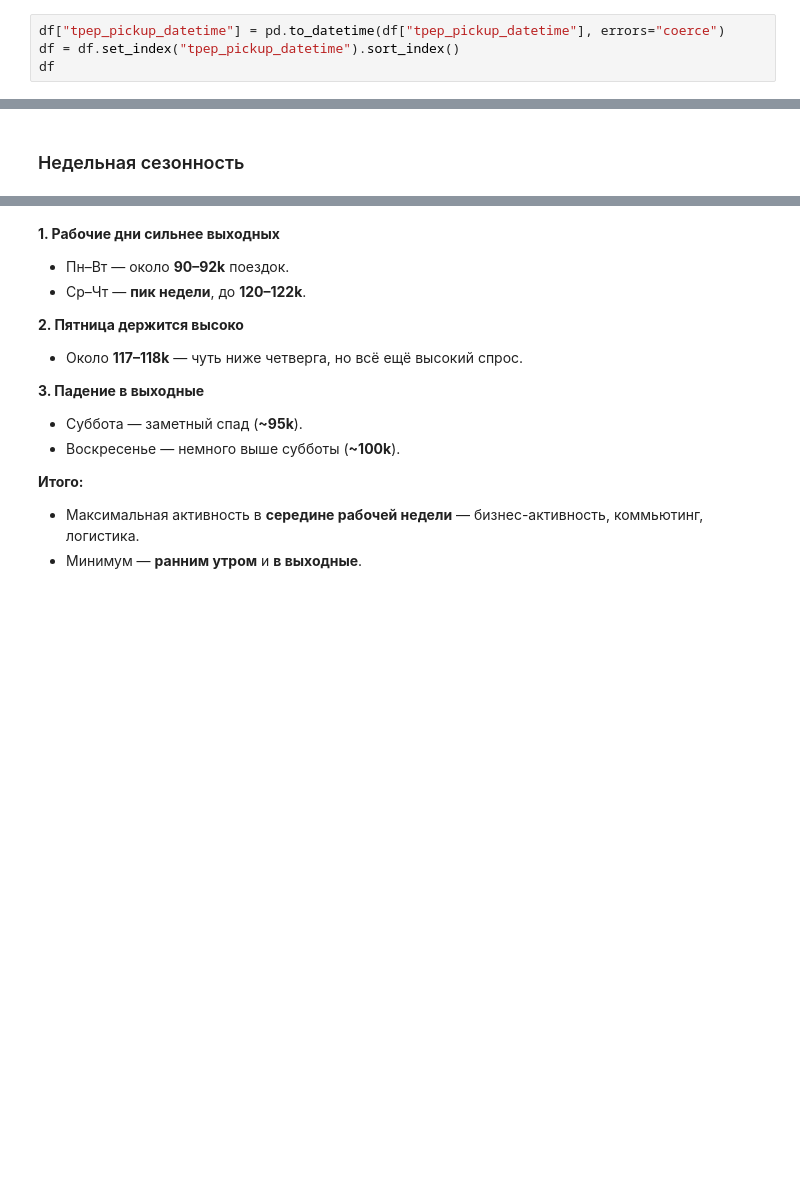
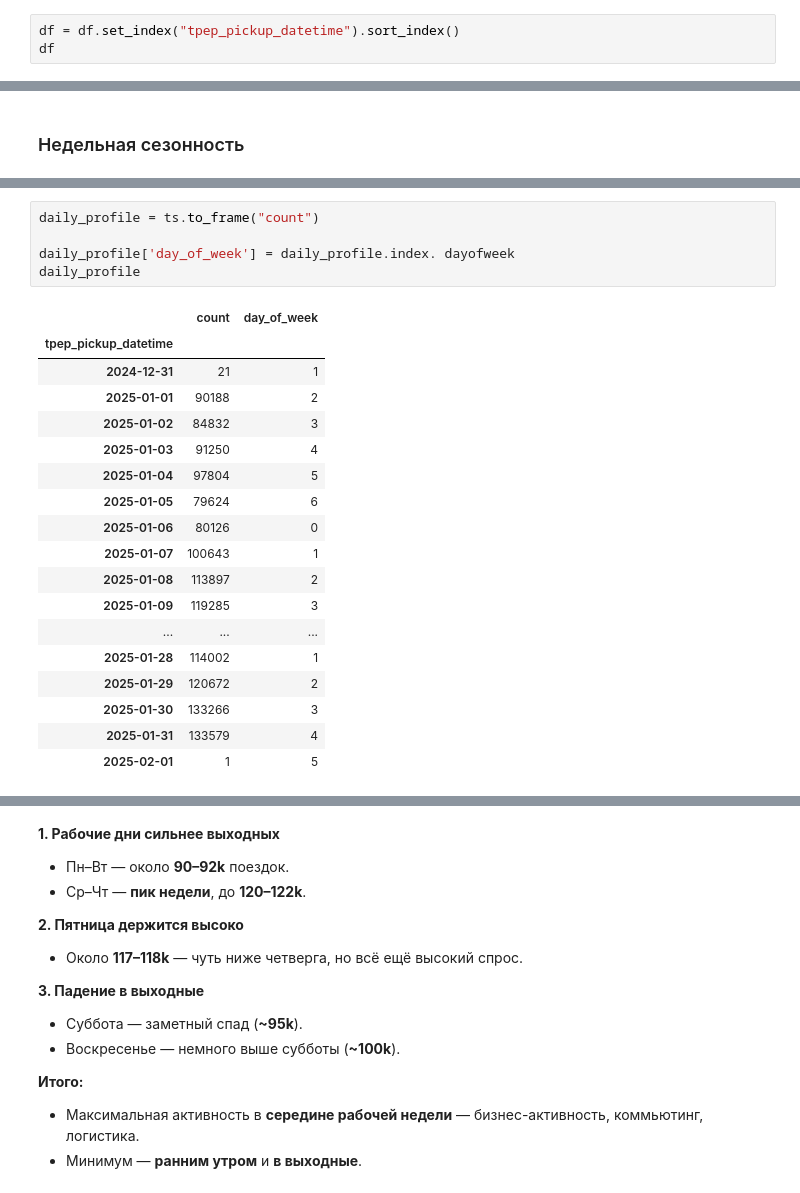
Before and after one commit to cpython-projects/da_1709, a Jupyter notebook: lesson_19.ipynb, the cells around one changed output, grey strips where cells are left out. Cells and saved outputs as stored; diff of their text form; blank space fills up the shorter version.

```diff
--- a/lesson_19.ipynb
+++ b/lesson_19.ipynb
@@ -696,5 +728,4 @@ df.columns.to_list()
 # %%
-df["tpep_pickup_datetime"] = pd.to_datetime(df["tpep_pickup_datetime"], errors="coerce")
 df = df.set_index("tpep_pickup_datetime").sort_index()
 df
 # %% [output]
@@ -805,0 +934,24 @@ daily_profile = (
+# %%
+daily_profile = ts.to_frame("count")
+
+daily_profile['day_of_week'] = daily_profile.index. dayofweek
+daily_profile
+# %% [output]
+|  | count | day_of_week |
+| tpep_pickup_datetime |  |  |
+| 2024-12-31 | 21 | 1 |
+| 2025-01-01 | 90188 | 2 |
+| 2025-01-02 | 84832 | 3 |
+| 2025-01-03 | 91250 | 4 |
+| 2025-01-04 | 97804 | 5 |
+| 2025-01-05 | 79624 | 6 |
+| 2025-01-06 | 80126 | 0 |
+| 2025-01-07 | 100643 | 1 |
+| 2025-01-08 | 113897 | 2 |
+| 2025-01-09 | 119285 | 3 |
+| ... | ... | ... |
+| 2025-01-28 | 114002 | 1 |
+| 2025-01-29 | 120672 | 2 |
+| 2025-01-30 | 133266 | 3 |
+| 2025-01-31 | 133579 | 4 |
+| 2025-02-01 | 1 | 5 |
```
Also changed, not shown: parts of 19 cells of this notebook.
